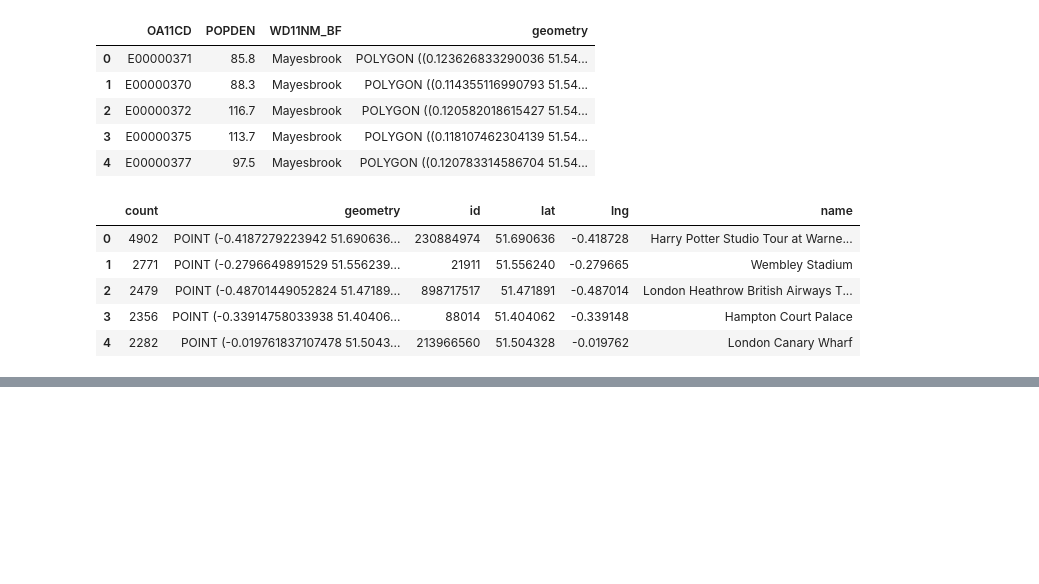
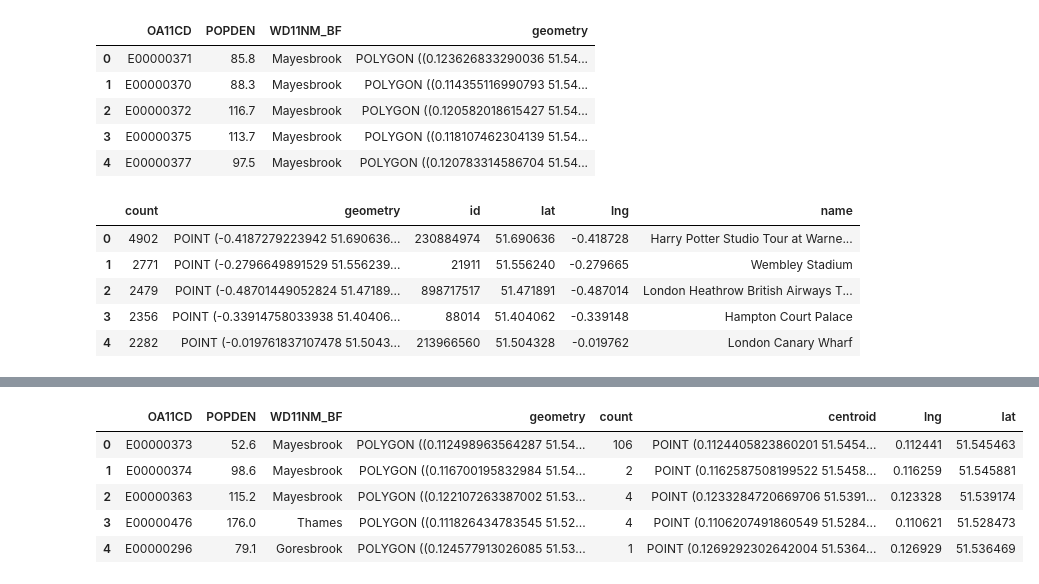
Before and after one commit to wwymak/instagram-london-explore, a Jupyter notebook: Instagram analysis v2.ipynb, the cells around one changed output, grey strips where cells are left out. Cells and saved outputs as stored; diff of their text form; code cells hidden in the pictures; blank space fills up the shorter version.

```diff
--- a/Instagram analysis v2.ipynb
+++ b/Instagram analysis v2.ipynb
@@ -166,0 +206,17 @@ locationsDF.head()
+# %%
+#Now merge it back to the london OA code DF
+londonDFSubsetWithCounts = londonDFSubset.merge(grouped, on='OA11CD')
+# %%
+#then get the lat lngs of the centroids of these OA for mapping
+londonDFSubsetWithCounts['centroid'] = londonDFSubsetWithCounts['geometry'].centroid
+londonDFSubsetWithCounts['lng'] = londonDFSubsetWithCounts['centroid'].map(lambda x: x.xy[0][0])
+londonDFSubsetWithCounts['lat'] = londonDFSubsetWithCounts['centroid'].map(lambda x: x.xy[1][0])
+# %%
+londonDFSubsetWithCounts.head()
+# %% [output]
+|  | OA11CD | POPDEN | WD11NM_BF | geometry | count | centroid | lng | lat |
+| 0 | E00000373 | 52.6 | Mayesbrook | POLYGON ((0.112498963564287 51.54... | 106 | POINT (0.1124405823860201 51.5454... | 0.112441 | 51.545463 |
+| 1 | E00000374 | 98.6 | Mayesbrook | POLYGON ((0.116700195832984 51.54... | 2 | POINT (0.1162587508199522 51.5458... | 0.116259 | 51.545881 |
+| 2 | E00000363 | 115.2 | Mayesbrook | POLYGON ((0.122107263387002 51.53... | 4 | POINT (0.1233284720669706 51.5391... | 0.123328 | 51.539174 |
+| 3 | E00000476 | 176.0 | Thames | POLYGON ((0.111826434783545 51.52... | 4 | POINT (0.1106207491860549 51.5284... | 0.110621 | 51.528473 |
+| 4 | E00000296 | 79.1 | Goresbrook | POLYGON ((0.124577913026085 51.53... | 1 | POINT (0.1269292302642004 51.5364... | 0.126929 | 51.536469 |
```
Also changed, not shown: parts of 5 cells of this notebook, 1 other file.
